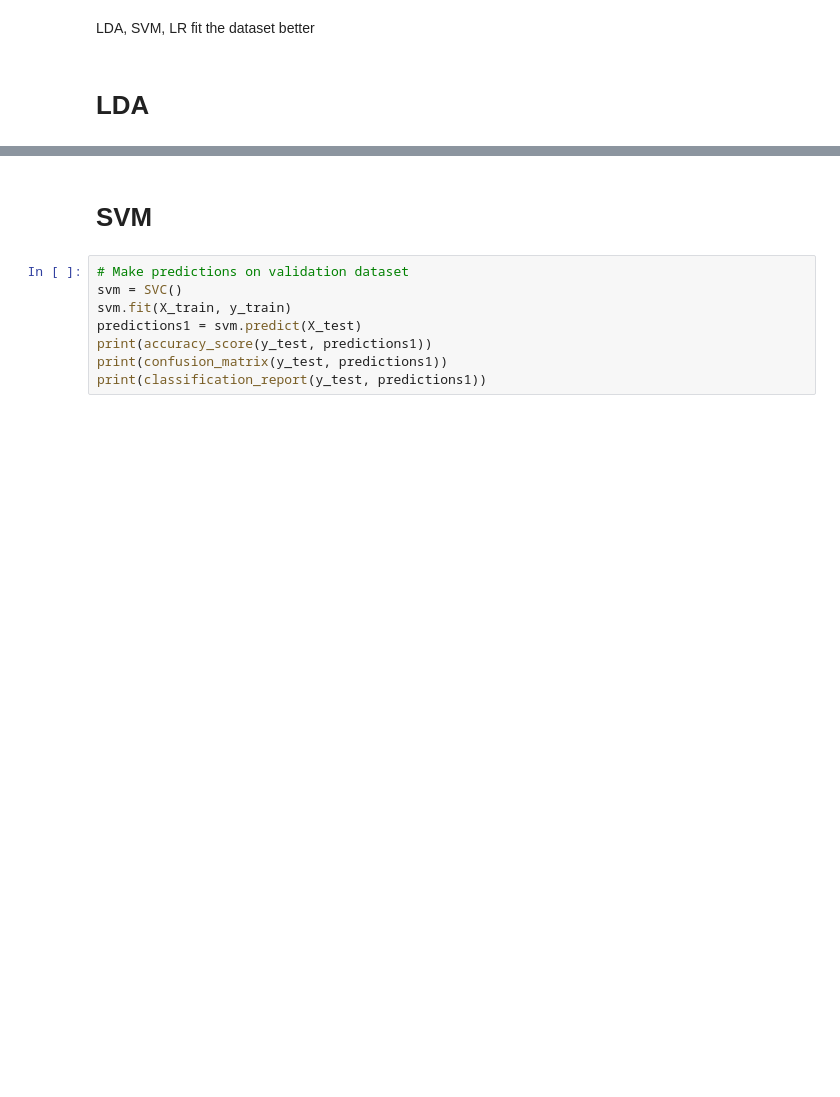
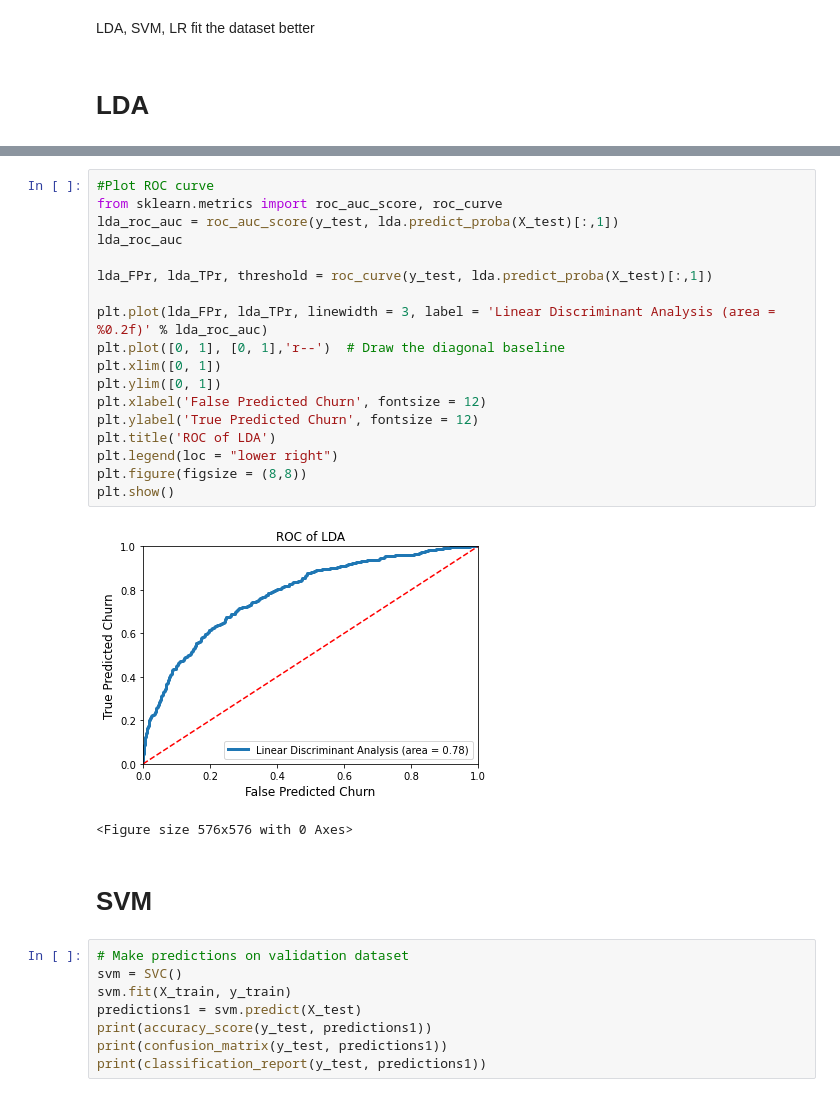
Before and after one commit to VinceTruong/Churn_Modelling, a Jupyter notebook: Anh Ngo.ipynb, the cells around one changed output, grey strips where cells are left out. Drawn from its saved outputs; the diff is of its cells as text; blank space fills up the shorter version.

```diff
--- a/Anh Ngo.ipynb
+++ b/Anh Ngo.ipynb
@@ -277,3 +301,24 @@ ax.xaxis.set_ticklabels(['Churn', 'Not churn']); ax.yaxis.set_ticklabels(['Not c
+# %%
+#Plot ROC curve
+from sklearn.metrics import roc_auc_score, roc_curve
+lda_roc_auc = roc_auc_score(y_test, lda.predict_proba(X_test)[:,1])
+lda_roc_auc
+
+lda_FPr, lda_TPr, threshold = roc_curve(y_test, lda.predict_proba(X_test)[:,1])
+
+plt.plot(lda_FPr, lda_TPr, linewidth = 3, label = 'Linear Discriminant Analysis (area = %0.2f)' % lda_roc_auc)
+plt.plot([0, 1], [0, 1],'r--')  # Draw the diagonal baseline
+plt.xlim([0, 1])
+plt.ylim([0, 1])
+plt.xlabel('False Predicted Churn', fontsize = 12)
+plt.ylabel('True Predicted Churn', fontsize = 12)
+plt.title('ROC of LDA')
+plt.legend(loc = "lower right")
+plt.figure(figsize = (8,8))
+plt.show()
+# %% [output]
+[figure, added]
+<Figure size 576x576 with 0 Axes>
 # %% [markdown]
 # SVM
 # %%
```
Also changed, not shown: parts of 14 cells of this notebook.
